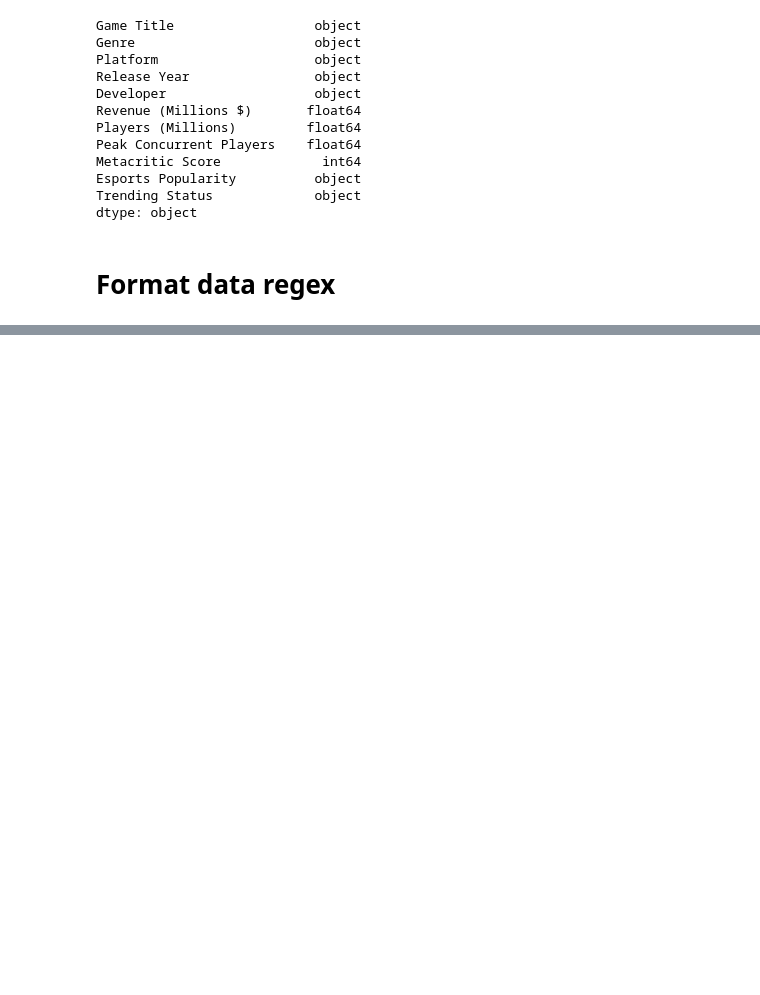
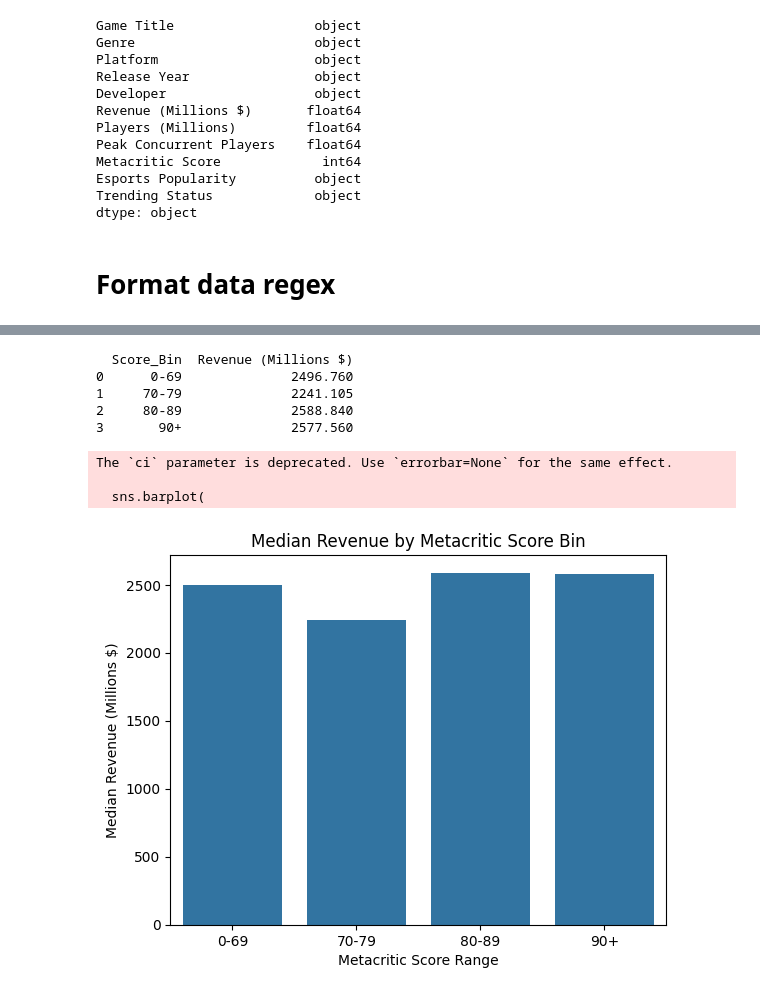
Before and after one commit to tomapasta/first_project, a Jupyter notebook: notebooks/data_clean_rui.ipynb, the cells around one changed output, grey strips where cells are left out. Drawn from its saved outputs; the diff is of its cells as text; code cells hidden in the pictures; blank space fills up the shorter version.

```diff
--- a/notebooks/data_clean_rui.ipynb
+++ b/notebooks/data_clean_rui.ipynb
@@ -75,0 +138,5 @@ df.head()
+# %%
+bins = [0, 69, 79, 89, 100]
+labels = ['0-69', '70-79', '80-89', '90+']
+# %%
+df['Score_Bin'] = pd.cut(df['Metacritic Score'], bins=bins, labels=labels, right=True)
@@ -75,0 +152,10 @@ df.head()
+# %%
+median_revenue_by_bin = df.groupby('Score_Bin')['Revenue (Millions $)'].median().reset_index()
+
+print(median_revenue_by_bin)
+# %% [output]
+  Score_Bin  Revenue (Millions $)
+0      0-69              2496.760
+1     70-79              2241.105
+2     80-89              2588.840
+3       90+              2577.560
@@ -75,0 +164,18 @@ df.head()
+# %%
+sns.barplot(
+    x='Score_Bin',
+    y='Revenue (Millions $)',
+    data=df,
+    estimator=np.median,
+    ci=None
+)
+
+plt.title('Median Revenue by Metacritic Score Bin')
+plt.ylabel('Median Revenue (Millions $)')
+plt.xlabel('Metacritic Score Range')
+plt.show()
+# %% [output]
+The `ci` parameter is deprecated. Use `errorbar=None` for the same effect.
+
+  sns.barplot(
+[figure, added]
```
Also changed, not shown: parts of 18 cells of this notebook.
